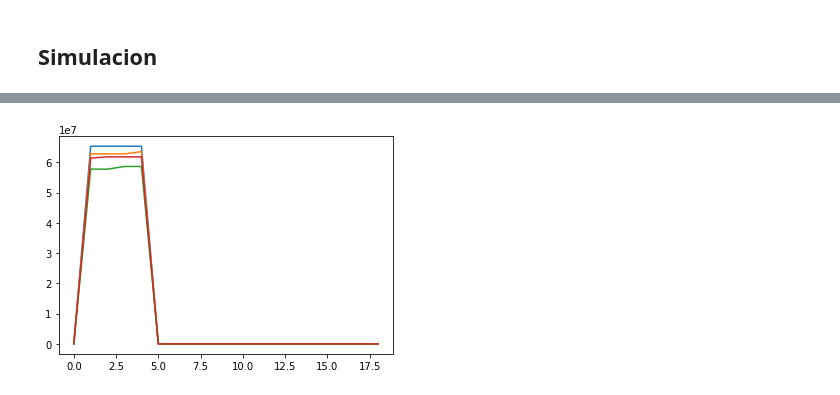
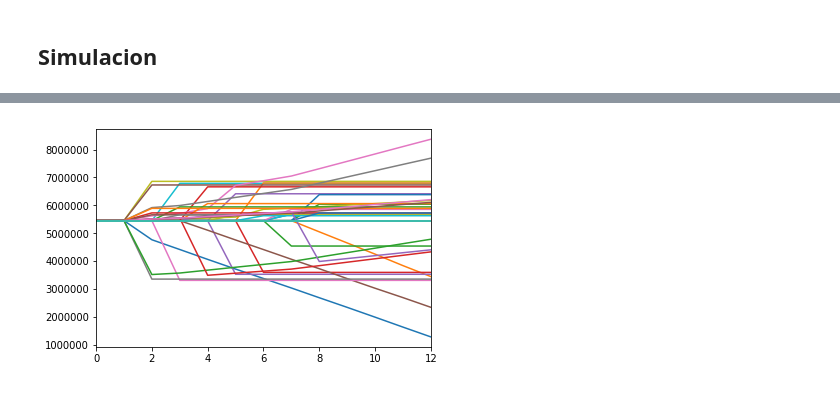
Before and after one commit to rsilvav/blockchain_gd, a Jupyter notebook: Simulaciones.ipynb, the cells around one changed output, grey strips where cells are left out. Cells and saved outputs as stored; diff of their text form; code cells hidden in the pictures.

```diff
--- a/Simulaciones.ipynb
+++ b/Simulaciones.ipynb
@@ -1896,13 +1902,13 @@ print('Actualmente hay '+str(coops.call().numProjects())+' proyectos')
 i_goal = coops.call().numProjects() + i_projects
 gas = []
 step = 1
-steps = 18
+steps = 12
 balances = np.zeros((len(public_keys),steps+1))
 
 i_relative = [] #range(proyectos.call().numProjects(),proyectos.call().numProjects()+i_projects)
 for i in range(len(public_keys)):
      balances[i,0] = coops.call().balanceOf(public_keys[i])
-while coops.call().numProjects() < i_goal and step <= steps:
+while step <= steps:
     print(step)
     #print('Match')
     xmatch = match(public_keys,private_keys)
@@ -1949,7 +1955,8 @@ while coops.call().numProjects() < i_goal and step <= steps:
         tx_receipt = w3.eth.waitForTransactionReceipt(tx_hash)
 
     print('Payment')
-    for i in range(1,len(public_keys)):
+    #for i in range(1,len(public_keys)):
+    for i in range(1,9):
         totaldebt = coops.call().getTotalDebt(public_keys[i])
         if totaldebt > 0:
             acct = w3.eth.account.privateKeyToAccount(private_keys[i])
@@ -2013,8 +2014,9 @@ array([[       0.,  5176462.,  5230608.,  5297513.,  5359505.,        0.,
 # %%
-t = np.linspace(0,18,19)
+t = np.linspace(0,12,13)
 import matplotlib.pyplot as plt
-#for i in range(1,5):
-for i in range(5,9):
-    plt.plot(t,balances[i,:])
+#plt.plot(t,balances[1,:])
+for i in range(1,41):
+    plt.plot(t[0:13],balances[i,:])
+plt.margins(x=0)
 # %% [output]
-[figure, old version]
+[figure, new version]
```
Also changed, not shown: parts of 17 cells of this notebook, 5 other files.
